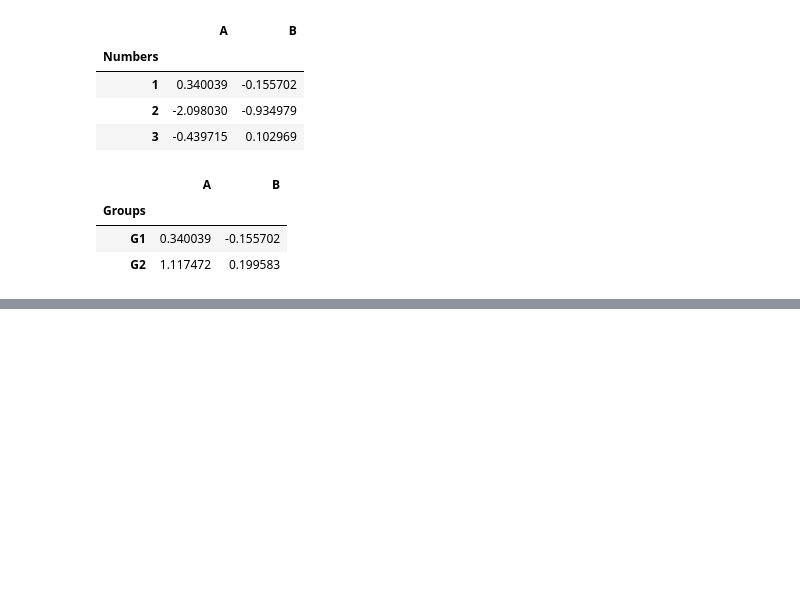
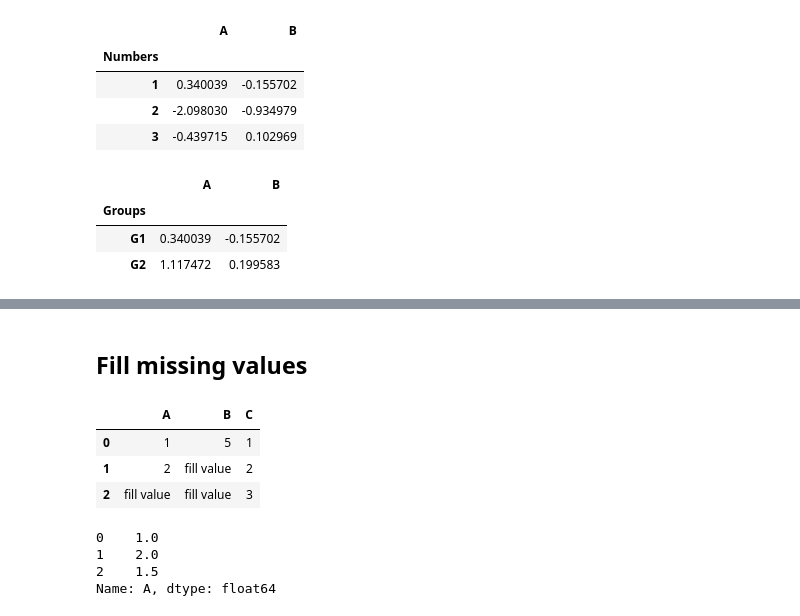
Before and after one commit to woskar/datascience, a Jupyter notebook: Pandas.ipynb, the cells around one changed output, grey strips where cells are left out. Saved outputs shown, nothing was run; the diff lists cells and outputs as text; code cells hidden in the pictures; blank space fills up the shorter version.

```diff
--- a/Pandas.ipynb
+++ b/Pandas.ipynb
@@ -459,0 +503,18 @@ df.xs(1, level='Numbers')
+# %% [markdown]
+## Fill missing values
+# %%
+df.fillna(value='fill value')
+# fill in a fixed value
+# %% [output]
+|  | A | B | C |
+| 0 | 1 | 5 | 1 |
+| 1 | 2 | fill value | 2 |
+| 2 | fill value | fill value | 3 |
+# %%
+#fill in the mean of the colum
+df['A'].fillna(value=df['A'].mean())
+# %% [output]
+0    1.0
+1    2.0
+2    1.5
+Name: A, dtype: float64
```
Also changed, not shown: parts of 17 cells of this notebook.
